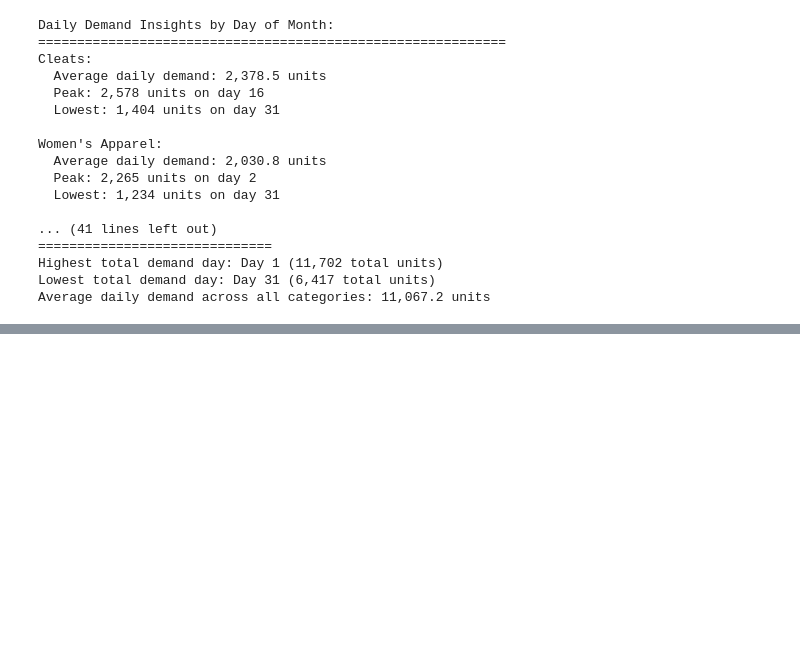
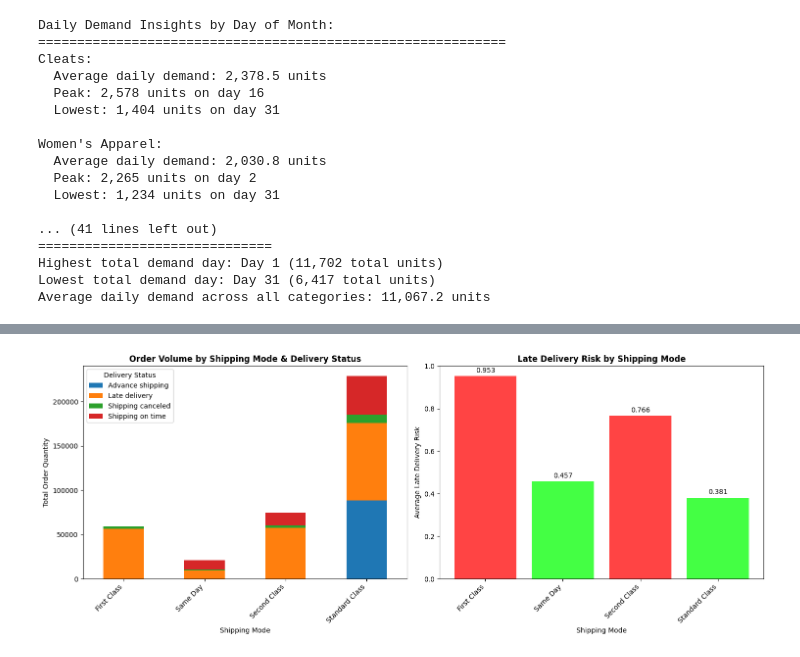
Before and after one commit to WilliamJhong/2025AAE722_William-J, a Jupyter notebook: Final Project/FP1.ipynb, the cells around one changed output, grey strips where cells are left out. Drawn from its saved outputs; the diff is of its cells as text; code cells hidden in the pictures; blank space fills up the shorter version.

```diff
--- a/Final Project/FP1.ipynb
+++ b/Final Project/FP1.ipynb
@@ -839,0 +1157,49 @@ Average daily demand across all categories: 11,067.2 units
+# %%
+# Additional Graph Ideas for Better Dataset Overview
+
+# 1. SHIPPING MODE ANALYSIS
+# Analyze delivery performance and preferences by shipping mode
+shipping_analysis = filtered_data.groupby(['Shipping Mode', 'Delivery Status']).agg({
+    'Order Item Quantity': 'sum',
+    'Late_delivery_risk': 'mean',
+    'Order Item Product Price': 'mean',
+    'Order Item Profit Ratio': 'mean'
+}).reset_index()
+
+# Shipping Mode Performance
+plt.figure(figsize=(15, 6))
+
+# Subplot 1: Delivery Status by Shipping Mode
+plt.subplot(1, 2, 1)
+shipping_status = filtered_data.pivot_table(
+    values='Order Item Quantity',
+    index='Shipping Mode',
+    columns='Delivery Status',
+    aggfunc='sum',
+    fill_value=0
+)
+shipping_status.plot(kind='bar', stacked=True, ax=plt.gca())
+plt.title('Order Volume by Shipping Mode & Delivery Status', fontweight='bold')
+plt.xlabel('Shipping Mode')
+plt.ylabel('Total Order Quantity')
+plt.xticks(rotation=45, ha='right')
+plt.legend(title='Delivery Status')
+
+# Subplot 2: Late Delivery Risk by Shipping Mode
+plt.subplot(1, 2, 2)
+late_risk_by_mode = filtered_data.groupby('Shipping Mode')['Late_delivery_risk'].mean()
+bars = plt.bar(late_risk_by_mode.index, late_risk_by_mode.values,
+               color=['#ff4444' if x > 0.5 else '#44ff44' for x in late_risk_by_mode.values])
+plt.title('Late Delivery Risk by Shipping Mode', fontweight='bold')
+plt.xlabel('Shipping Mode')
+plt.ylabel('Average Late Delivery Risk')
+plt.xticks(rotation=45, ha='right')
+# Add value labels on bars
+for bar, value in zip(bars, late_risk_by_mode.values):
+    plt.text(bar.get_x() + bar.get_width()/2, bar.get_height() + 0.01,
+             f'{value:.3f}', ha='center', va='bottom')
+
+plt.tight_layout()
+plt.show()
+# %% [output]
+[figure, added]
```
Also changed, not shown: parts of 10 cells of this notebook.
